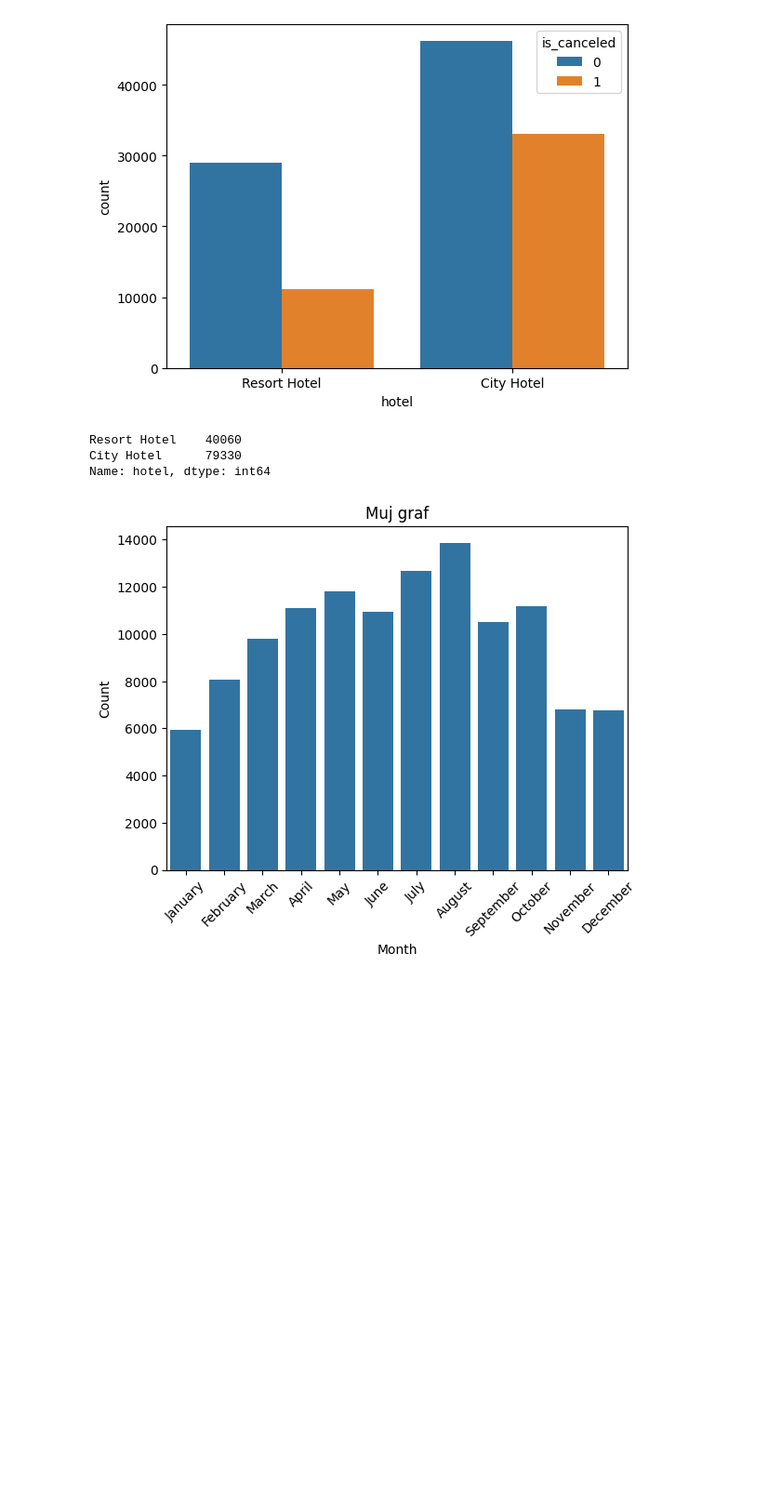
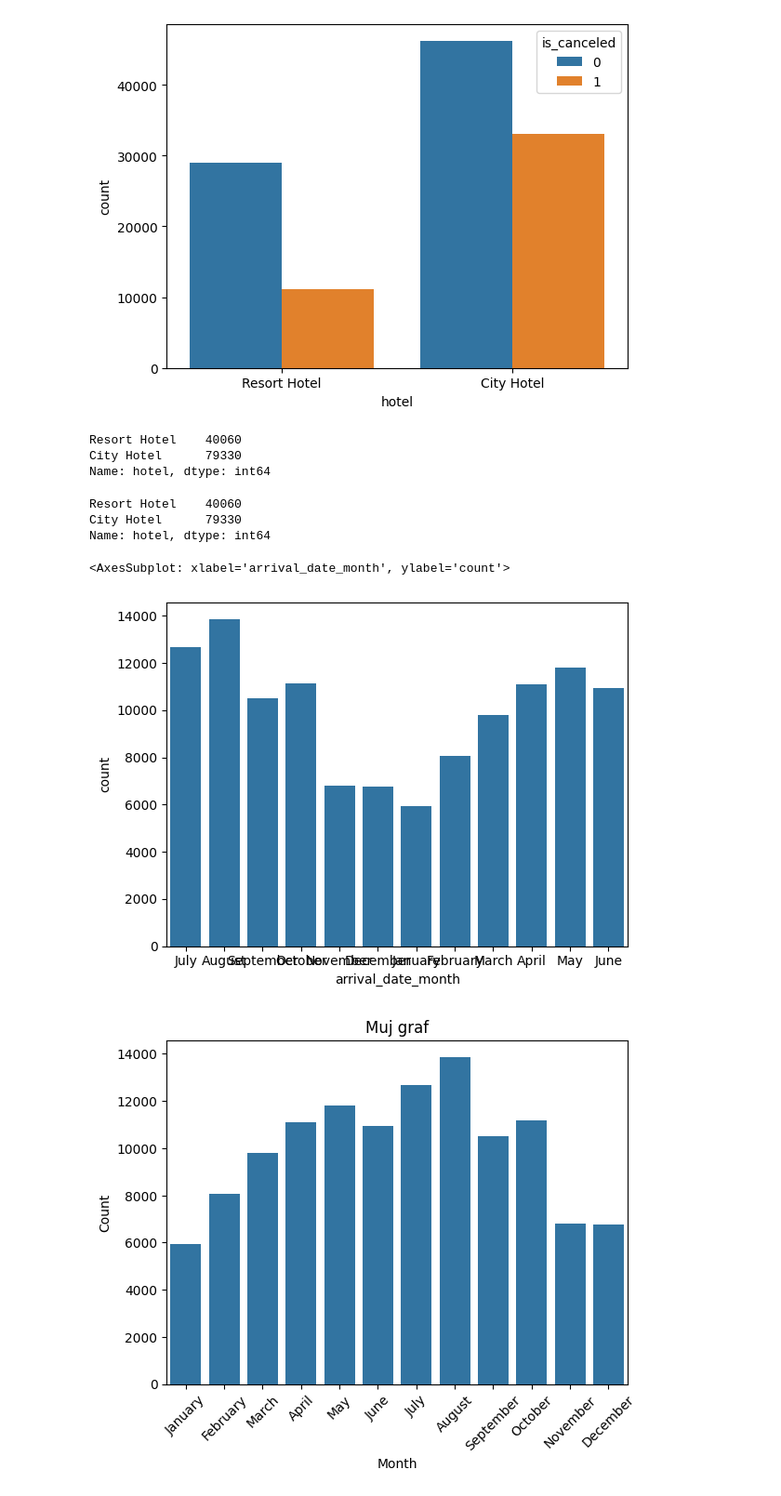
Before and after one commit to northernsnowflake/python_for_data_science, a Jupyter notebook: 01/Lekce1.ipynb, the cells around one changed output. Shown at 93% size. Saved outputs shown, nothing was run; the diff lists cells and outputs as text; code cells hidden in the pictures; blank space fills up the shorter version.

```diff
--- a/01/Lekce1.ipynb
+++ b/01/Lekce1.ipynb
@@ -212,6 +306,12 @@ sns.countplot(data = data, x = "hotel", hue = "is_canceled") # chci to podle toh
 # %% [output]
 <AxesSubplot: xlabel='hotel', ylabel='count'>
 [figure]
+# %%
+data['hotel'].value_counts(ascending=True)
+# %% [output]
+Resort Hotel    40060
+City Hotel      79330
+Name: hotel, dtype: int64
 # %%
 data["hotel"].value_counts(ascending=True)  # když chci vidět čísla, kolik ji tam je
 # parametr ascending je defaultně False (od nejvetšího po nejmenší, ale mohu dát i naopak)
@@ -219,6 +319,11 @@ data["hotel"].value_counts(ascending=True)  # když chci vidět čísla, kolik
 Resort Hotel    40060
 City Hotel      79330
 Name: hotel, dtype: int64
+# %%
+sns.countplot(x = data['arrival_date_month'])
+# %% [output]
+<AxesSubplot: xlabel='arrival_date_month', ylabel='count'>
+[figure, added]
 # %%
 month_sorted = ['January', 'February', 'March', 'April', 'May', 'June',
                 'July', 'August', 'September', 'October', 'November', 'December']
```
Also changed, not shown: parts of 12 cells of this notebook, 1 other file.
